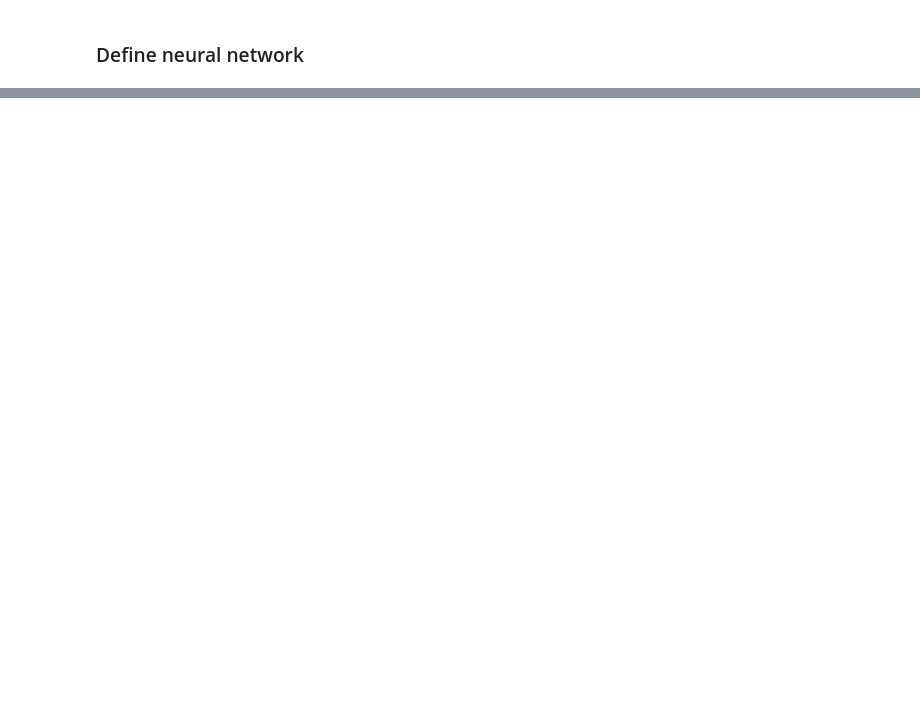
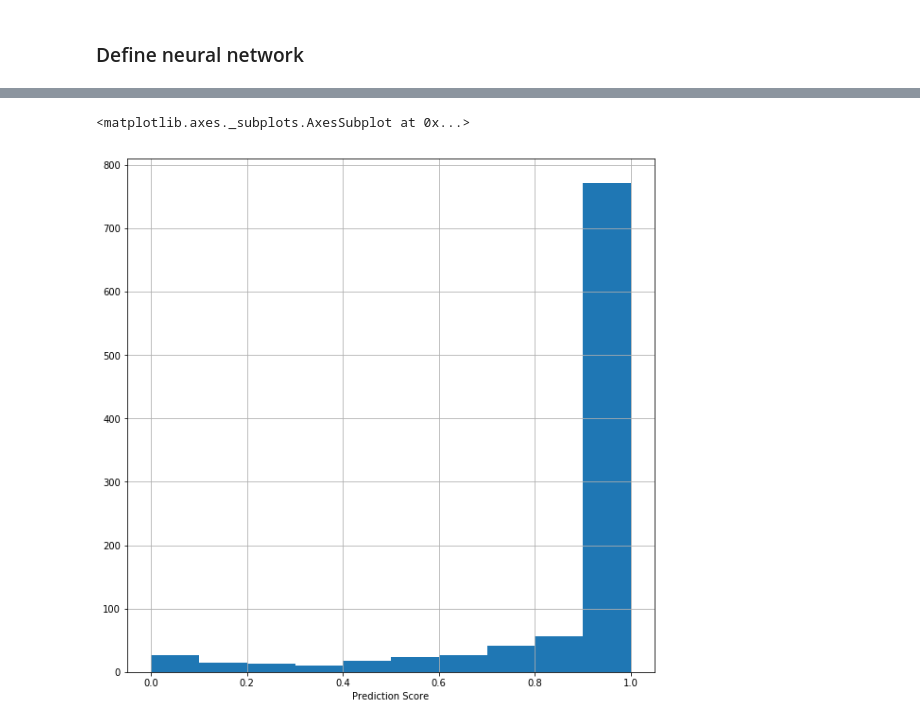
Before and after one commit to mlcollege/image-processing-v2, a Jupyter notebook: notebooks/pytorch_version/4_convolutional_neural_network.ipynb, the cells around one changed output, grey strips where cells are left out. Cells and saved outputs as stored; diff of their text form; code cells hidden in the pictures; blank space fills up the shorter version.

```diff
--- a/notebooks/pytorch_version/4_convolutional_neural_network.ipynb
+++ b/notebooks/pytorch_version/4_convolutional_neural_network.ipynb
@@ -242,0 +442,3 @@ print(net)
+# %%
+df = get_results_df(conv_neural_net, test_loader, exp=True)
+df.head(10)
@@ -242,0 +457,8 @@ print(net)
+# %%
+fig = plt.figure(figsize=(10, 10))
+ax = plt.gca()
+ax.set_xlabel('Prediction Score')
+df[df.label_class_name=='Dress'].label_class_score.hist(ax=ax)
+# %% [output]
+<matplotlib.axes._subplots.AxesSubplot at 0x...>
+[figure, added]
```
Also changed, not shown: parts of 59 cells of this notebook, 3 other files.
